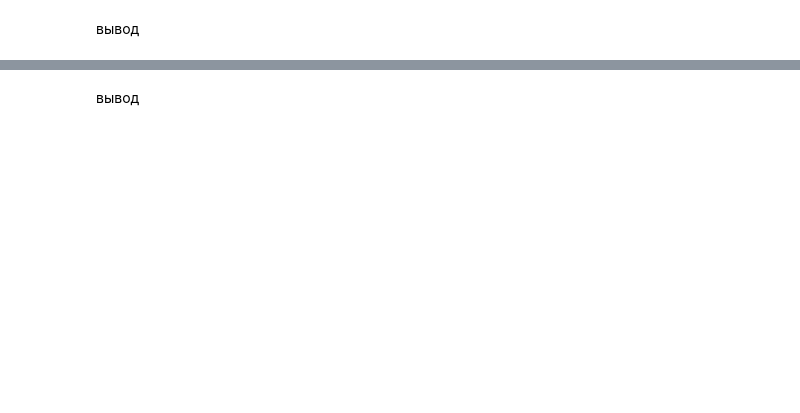
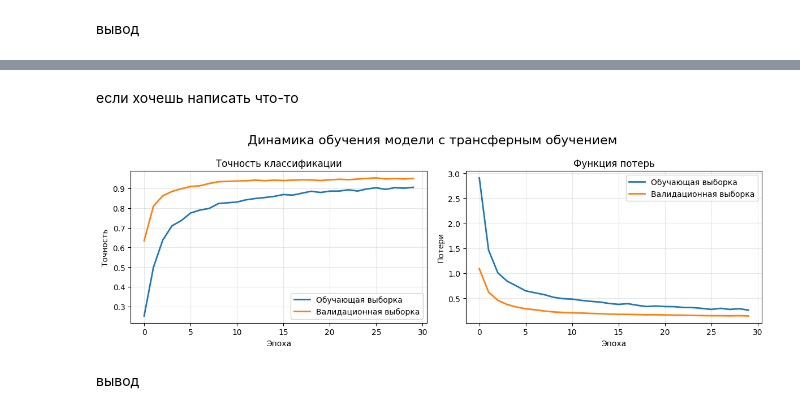
Before and after one commit to Daria-Chernykh/iad-lab3, a Jupyter notebook: lab3.ipynb, the cells around one changed output, grey strips where cells are left out. Cells and saved outputs as stored; diff of their text form; code cells hidden in the pictures; blank space fills up the shorter version.

```diff
--- a/lab3.ipynb
+++ b/lab3.ipynb
@@ -452,3 +546,35 @@ plt.show()
+# %% [markdown]
+если хочешь написать что-то
+# %%
+# 6.8. Визуализация изменения точности и функции потерь в процессе обучения
+def plot_transfer_training_results(history):
+    fig, axes = plt.subplots(1, 2, figsize=(12, 4))
+
+    # Точность классификации
+    axes[0].plot(history.history["accuracy"], label="Обучающая выборка", linewidth=2)
+    axes[0].plot(history.history["val_accuracy"], label="Валидационная выборка", linewidth=2)
+    axes[0].set_title("Точность классификации")
+    axes[0].set_xlabel("Эпоха")
+    axes[0].set_ylabel("Точность")
+    axes[0].legend()
+    axes[0].grid(True, alpha=0.3)
+
+    # Функция потерь
+    axes[1].plot(history.history["loss"], label="Обучающая выборка", linewidth=2)
+    axes[1].plot(history.history["val_loss"], label="Валидационная выборка", linewidth=2)
+    axes[1].set_title("Функция потерь")
+    axes[1].set_xlabel("Эпоха")
+    axes[1].set_ylabel("Потери")
+    axes[1].legend()
+    axes[1].grid(True, alpha=0.3)
+
+    plt.suptitle("Динамика обучения модели с трансферным обучением", fontsize=16)
+    plt.tight_layout()
+    plt.show()
+
+plot_transfer_training_results(history_tl)
+# %% [output]
+[figure, added]
 # %% [markdown]
 вывод
 # %%
```
Also changed, not shown: parts of 29 cells of this notebook.
